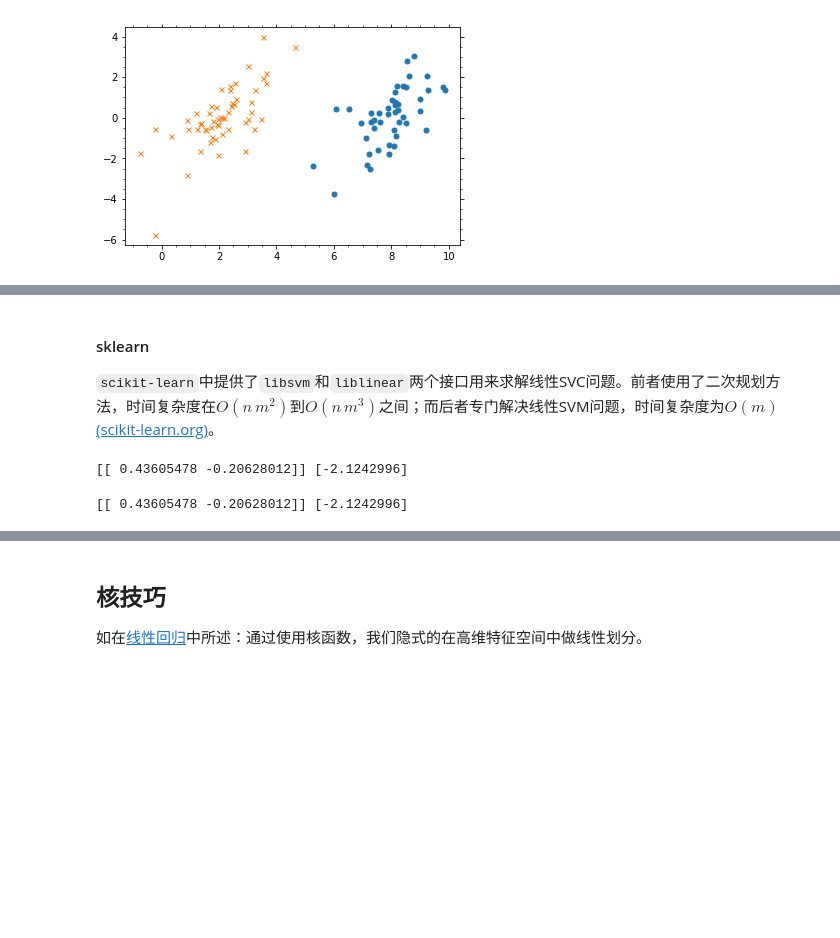
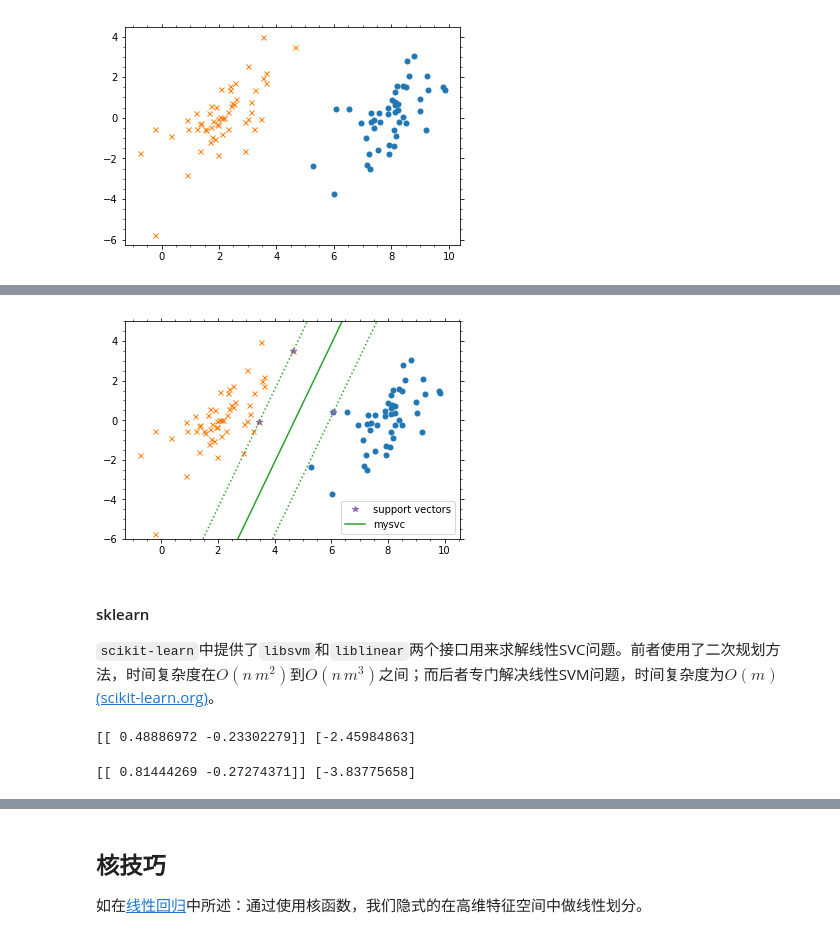
Before and after one commit to szqtc/MyMachineLearningNotes, a Jupyter notebook: 2_SVM.ipynb, the cells around one changed output, grey strips where cells are left out. Drawn from its saved outputs; the diff is of its cells as text; code cells hidden in the pictures; blank space fills up the shorter version.

```diff
--- a/2_SVM.ipynb
+++ b/2_SVM.ipynb
@@ -279,0 +468,4 @@ def select_IJ():
+# %%
+# wrap up all the components
+mysvc = linearSVC(C=1., tol=1e-6)
+alpha = mysvc.fit(X_data=X1, y_data=y1)
@@ -280,15 +511,29 @@ def select_IJ():
+# %%
+x_ = np.array([0., 10.])
+y_ = -(mysvc.b_+ mysvc.w_[0, 0]*x_)/mysvc.w_[1, 0]
+y1_ = -(mysvc.b_-1+ mysvc.w_[0, 0]*x_)/mysvc.w_[1, 0]
+y2_ = -(mysvc.b_+1+ mysvc.w_[0, 0]*x_)/mysvc.w_[1, 0]
+ax1.plot(x_, y_, ls='-', c='C2', label='mysvc')
+ax1.plot(x_, y1_, ls=':', c='C2')
+ax1.plot(x_, y2_, ls=':', c='C2')
+
+ax1.set_ylim((-6, 5))
+ax1.legend()
+fg1
+# %% [output]
+[figure, added]
 # %% [markdown]
 #### sklearn
 `scikit-learn`中提供了`libsvm`和`liblinear`两个接口用来求解线性SVC问题。前者使用了二次规划方法，时间复杂度在$O(n\,m^2)$到$O(n \, m^3)$之间；而后者专门解决线性SVM问题，时间复杂度为$O(m)$[(scikit-learn.org)](http://scikit-learn.org/stable/modules/svm.html#complexity)。
 # %%
-svc = svm.LinearSVC() # liblinear
+svc = svm.LinearSVC(C=1., loss='hinge') # liblinear
 svc.fit(X1, y1)
-print(svc.coef_, svc.intercept_) # w1, w2, b
+print(svc.coef_, svc.intercept_) # w1, w2, b # excuse me?!
 # %% [output]
-[[ 0.43605478 -0.20628012]] [-2.1242996]
+[[ 0.48886972 -0.23302279]] [-2.45984863]
 # %%
 svc2 = svm.SVC(kernel='linear') # libsvm
 svc2.fit(X1, y1)
-print(svc.coef_, svc.intercept_) # w1, w2, b
+print(svc2.coef_, svc2.intercept_) # w1, w2, b
 # %% [output]
-[[ 0.43605478 -0.20628012]] [-2.1242996]
+[[ 0.81444269 -0.27274371]] [-3.83775658]
```
Also changed, not shown: parts of 12 cells of this notebook, 2 other files.
